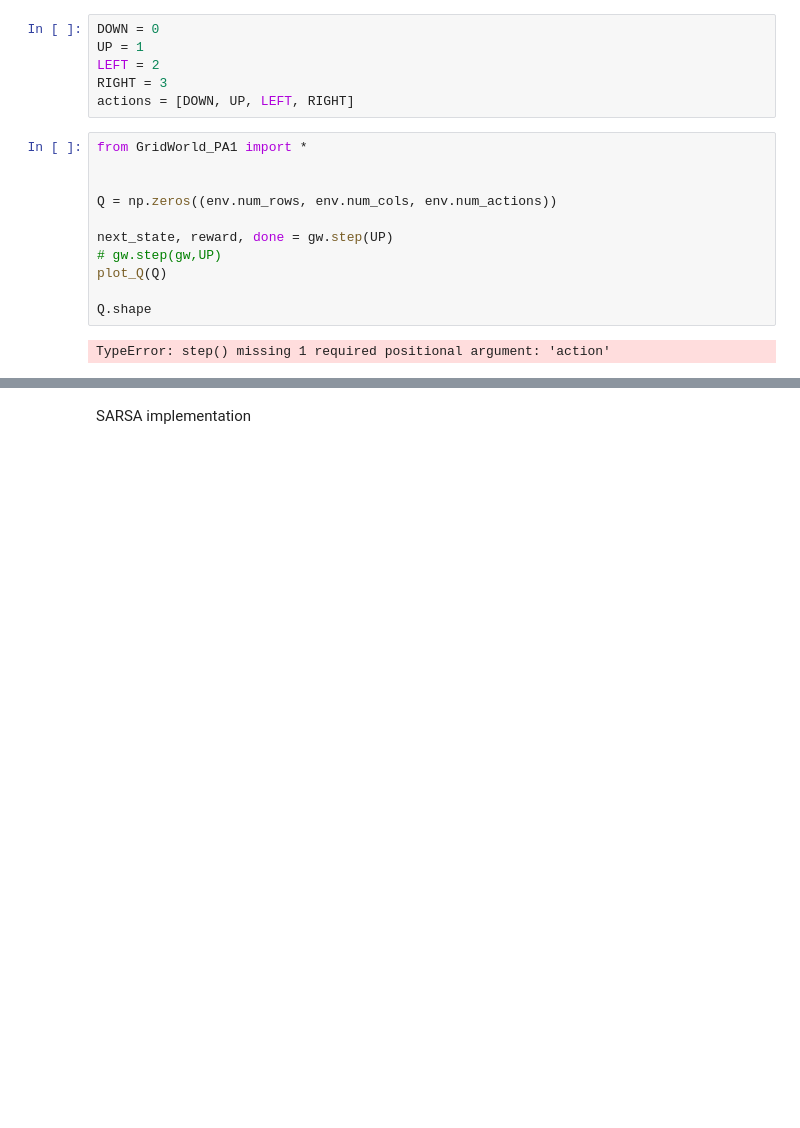
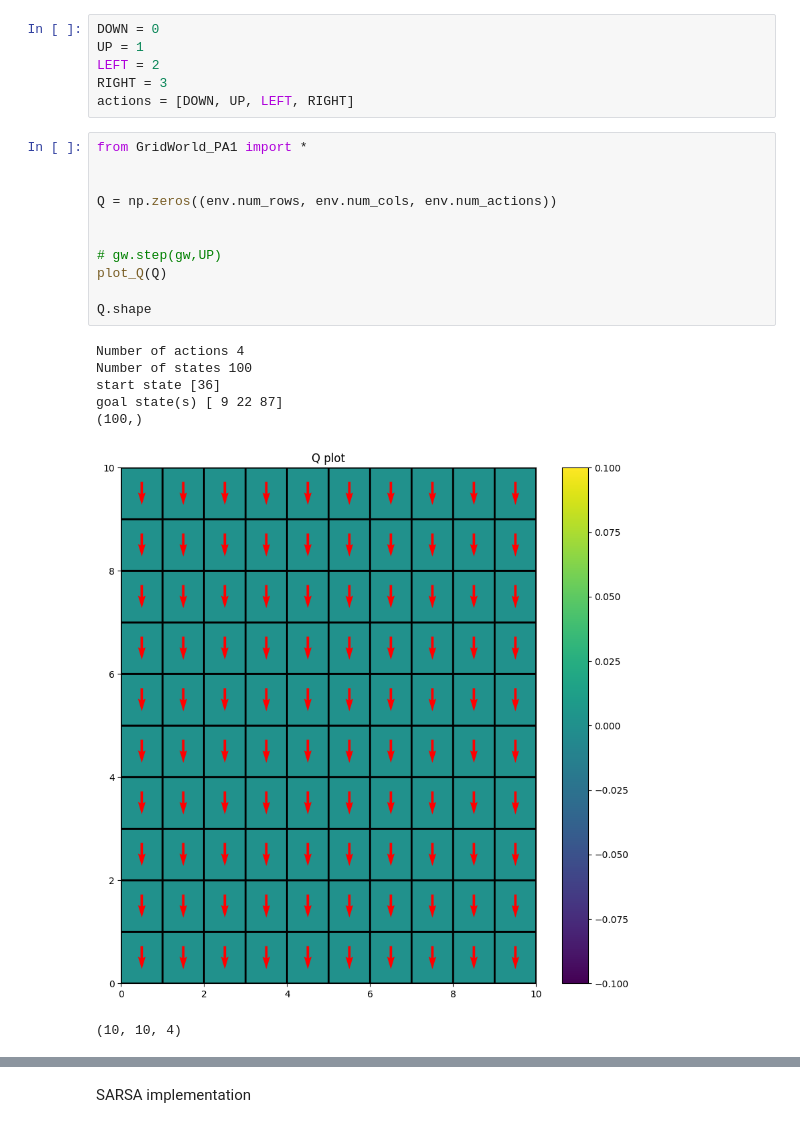
Before and after one commit to anish-glitch007/mazefinder-rl, a Jupyter notebook: Q_learning_SARSA.ipynb, the cells around one changed output, grey strips where cells are left out. Saved outputs shown, nothing was run; the diff lists cells and outputs as text; blank space fills up the shorter version.

```diff
--- a/Q_learning_SARSA.ipynb
+++ b/Q_learning_SARSA.ipynb
@@ -11,16 +11,22 @@ actions = [DOWN, UP, LEFT, RIGHT]
 # %%
 from GridWorld_PA1 import *
 
 
 Q = np.zeros((env.num_rows, env.num_cols, env.num_actions))
 
-next_state, reward, done = gw.step(UP)
+
 # gw.step(gw,UP)
 plot_Q(Q)
 
 Q.shape
 # %% [output]
-TypeError: step() missing 1 required positional argument: 'action'
+Number of actions 4
+Number of states 100
+start state [36]
+goal state(s) [ 9 22 87]
+(100,)
+[figure, added]
+(10, 10, 4)
 # %%
 from scipy.special import softmax
 
```
Also changed, not shown: parts of 4 cells of this notebook, 1 other file.
